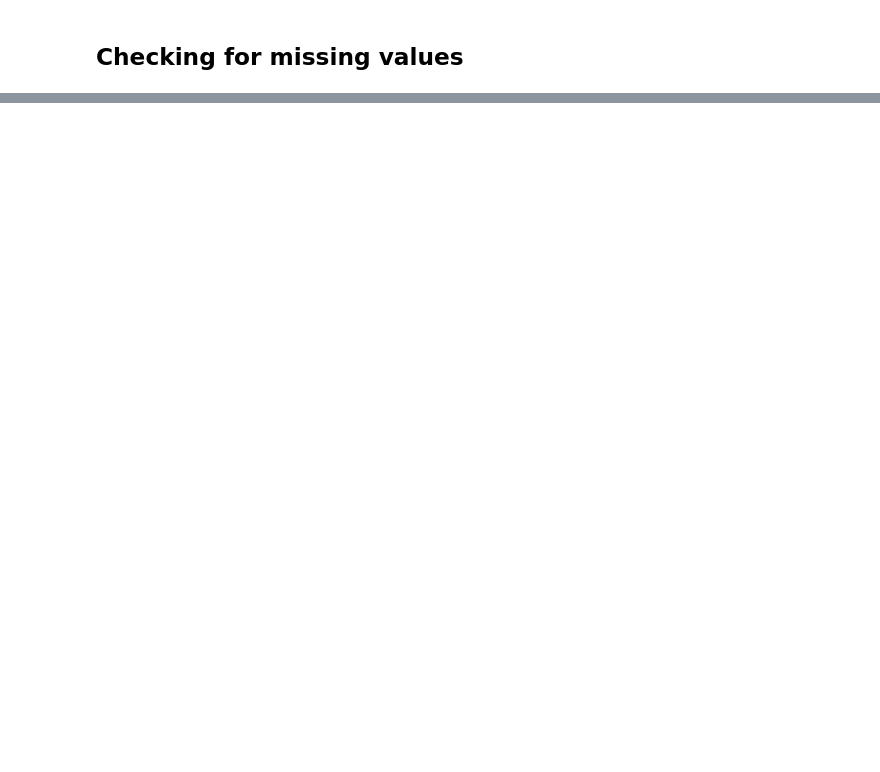
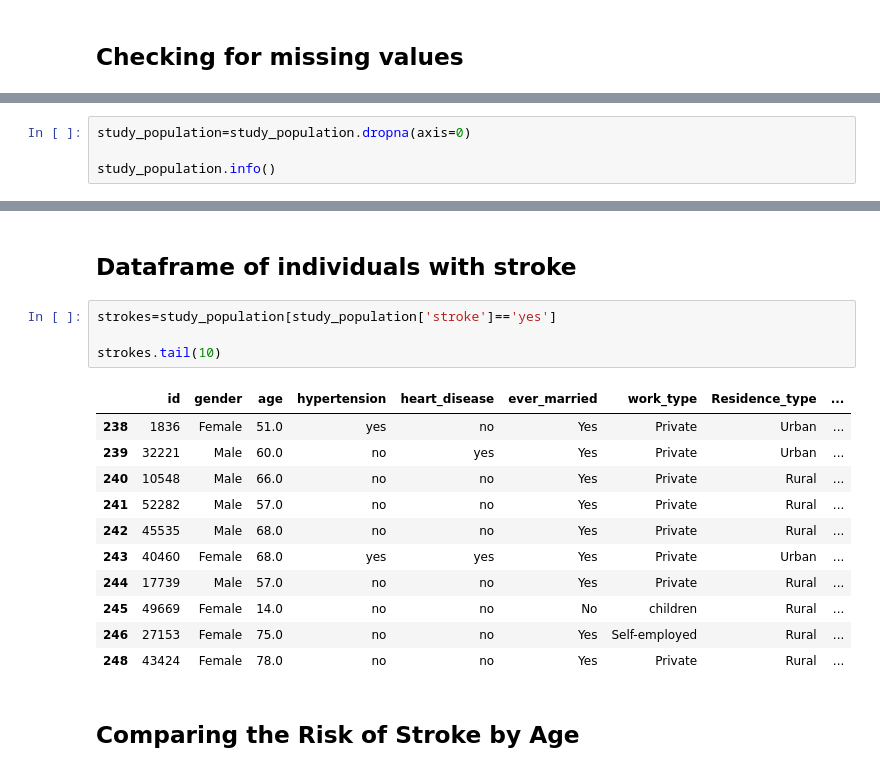
Before and after one commit to Doclikam/Capstone-project-Stroke-Risk-Factors, a Jupyter notebook: Stroke_Risk_Factors.ipynb, the cells around one changed output, grey strips where cells are left out. Drawn from its saved outputs; the diff is of its cells as text; blank space fills up the shorter version.

```diff
--- a/Stroke_Risk_Factors.ipynb
+++ b/Stroke_Risk_Factors.ipynb
@@ -100,3 +93,7 @@ bmi                  201
 smoking_status         0
 stroke                 0
 dtype: int64
+# %%
+study_population=study_population.dropna(axis=0)
+
+study_population.info()
@@ -102,0 +163,20 @@ dtype: int64
+# %% [markdown]
+## **Dataframe of individuals with stroke**
+# %%
+strokes=study_population[study_population['stroke']=='yes']
+
+strokes.tail(10)
+# %% [output]
+|  | id | gender | age | hypertension | heart_disease | ever_married | work_type | Residence_type | ... |
+| 238 | 1836 | Female | 51.0 | yes | no | Yes | Private | Urban | ... |
+| 239 | 32221 | Male | 60.0 | no | yes | Yes | Private | Urban | ... |
+| 240 | 10548 | Male | 66.0 | no | no | Yes | Private | Rural | ... |
+| 241 | 52282 | Male | 57.0 | no | no | Yes | Private | Rural | ... |
+| 242 | 45535 | Male | 68.0 | no | no | Yes | Private | Rural | ... |
+| 243 | 40460 | Female | 68.0 | yes | yes | Yes | Private | Urban | ... |
+| 244 | 17739 | Male | 57.0 | no | no | Yes | Private | Rural | ... |
+| 245 | 49669 | Female | 14.0 | no | no | No | children | Rural | ... |
+| 246 | 27153 | Female | 75.0 | no | no | Yes | Self-employed | Rural | ... |
+| 248 | 43424 | Female | 78.0 | no | no | Yes | Private | Rural | ... |
+# %% [markdown]
+## **Comparing the Risk of Stroke by Age**
```
Also changed, not shown: parts of 26 cells of this notebook.
